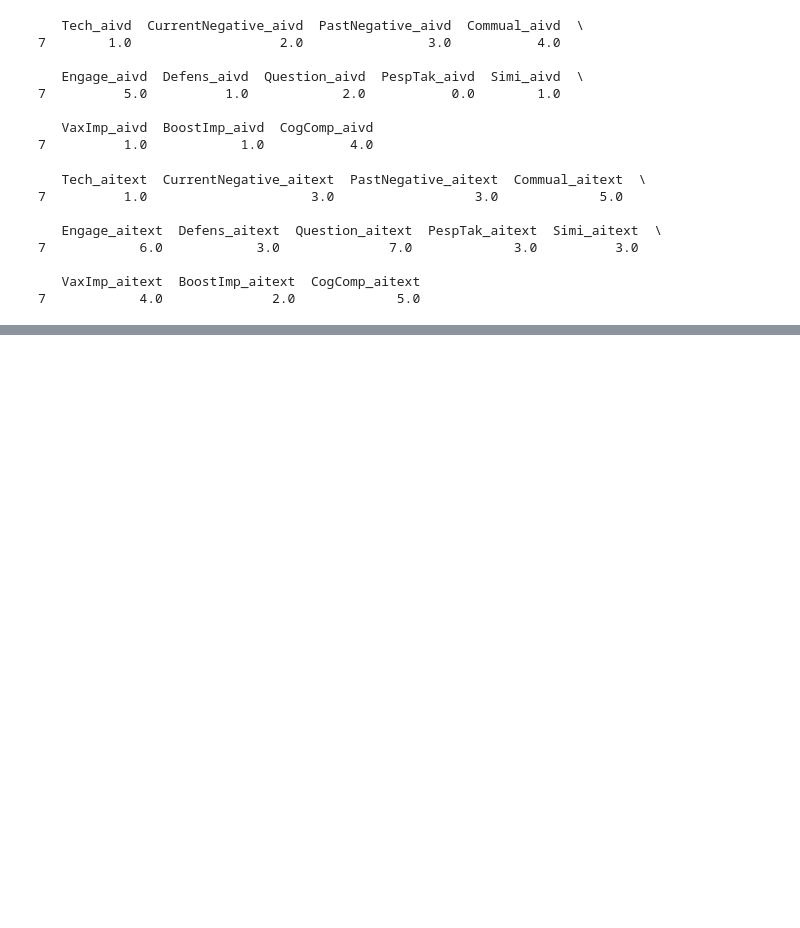
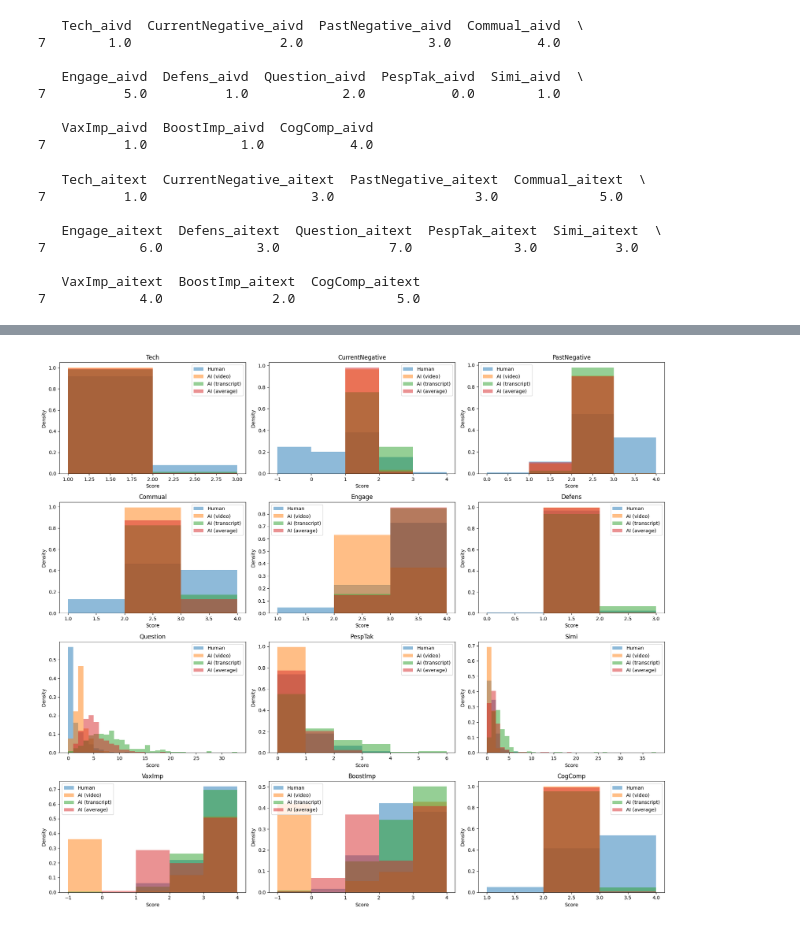
Before and after one commit to eveyhuang/gemini_data_analysis, a Jupyter notebook: data/KSM_COVID/covid_code.ipynb, the cells around one changed output, grey strips where cells are left out. Cells and saved outputs as stored; diff of their text form; code cells hidden in the pictures; blank space fills up the shorter version.

```diff
--- a/data/KSM_COVID/covid_code.ipynb
+++ b/data/KSM_COVID/covid_code.ipynb
@@ -851,7 +839,6 @@ for category in categories:
         list_of_dfs = [df_hm_vd, df_hm_ts, df_vd_ts, df_hm_avg]
         for i in range(len(list_of_dfs)):
             df = list_of_dfs[i]
-            df = df[(df['coder1'] != -1) & (df['coder2'] != -1)]
 
             df_long = df.melt(var_name='rater', value_name='score', ignore_index=False).reset_index()
             icc = pg.intraclass_corr(data=df_long, targets='index', raters='rater', ratings='score', nan_policy='omit')
@@ -917,7 +975,7 @@ for category in categories:
         list_of_dfs = [df_hm_vd, df_hm_ts, df_vd_ts]
         for i in range(len(list_of_dfs)):
             df = list_of_dfs[i]
-            df = df[(df['coder1'] != -1) & (df['coder2'] != -1)]
+
             df = df.dropna()
             # Drop NaNs
             y_true = df['coder1'].round().astype(int)
@@ -996,0 +1200,47 @@ print(vtt_merged_df.loc[vtt_merged_df['id'] == '13306', [col for col in vtt_merg
+# %%
+import matplotlib.pyplot as plt
+
+categories = [col for col in hm_df_filtered.columns if col != 'id']
+n_categories = len(categories)
+n_cols = 3
+n_rows = (n_categories + n_cols - 1) // n_cols
+
+fig, axes = plt.subplots(n_rows, n_cols, figsize=(18, 4 * n_rows))
+axes = axes.flatten()
+
+for i, category in enumerate(categories):
+    col_hm = f"{category}_hm"
+    col_vd = f"{category}_aivd"
+    col_ts = f"{category}_aitext"
+    col_avg = f"{category}_avg_vd_txt"
+
+    ax = axes[i]
+    # Drop NaNs for each
+    data_hm = vtt_modified_df[col_hm].dropna()
+    data_vd = vtt_modified_df[col_vd].dropna()
+    data_ts = vtt_modified_df[col_ts].dropna()
+    data_avg = vtt_modified_df[col_avg].dropna()
+
+    bins = sorted(set(data_hm.round().astype(int)).union(
+                  set(data_vd.round().astype(int)),
+                  set(data_ts.round().astype(int)),
+                  set(data_avg.round().astype(int))))
+    bins = list(range(min(bins), max(bins)+2))  # +2 to include last edge
+
+    ax.hist(data_hm, bins=bins, alpha=0.5, label='Human', color='tab:blue', density=True)
+    ax.hist(data_vd, bins=bins, alpha=0.5, label='AI (video)', color='tab:orange', density=True)
+    ax.hist(data_ts, bins=bins, alpha=0.5, label='AI (transcript)', color='tab:green', density=True)
+    ax.hist(data_avg, bins=bins, alpha=0.5, label='AI (average)', color='tab:red', density=True)
+    ax.set_title(category)
+    ax.set_xlabel('Score')
+    ax.set_ylabel('Density')
+    ax.legend()
+
+# Remove empty subplots
+for j in range(i+1, len(axes)):
+    fig.delaxes(axes[j])
+
+plt.tight_layout()
+plt.show()
+# %% [output]
+[figure, added]
```
Also changed, not shown: parts of 23 cells of this notebook, 1 other file.
